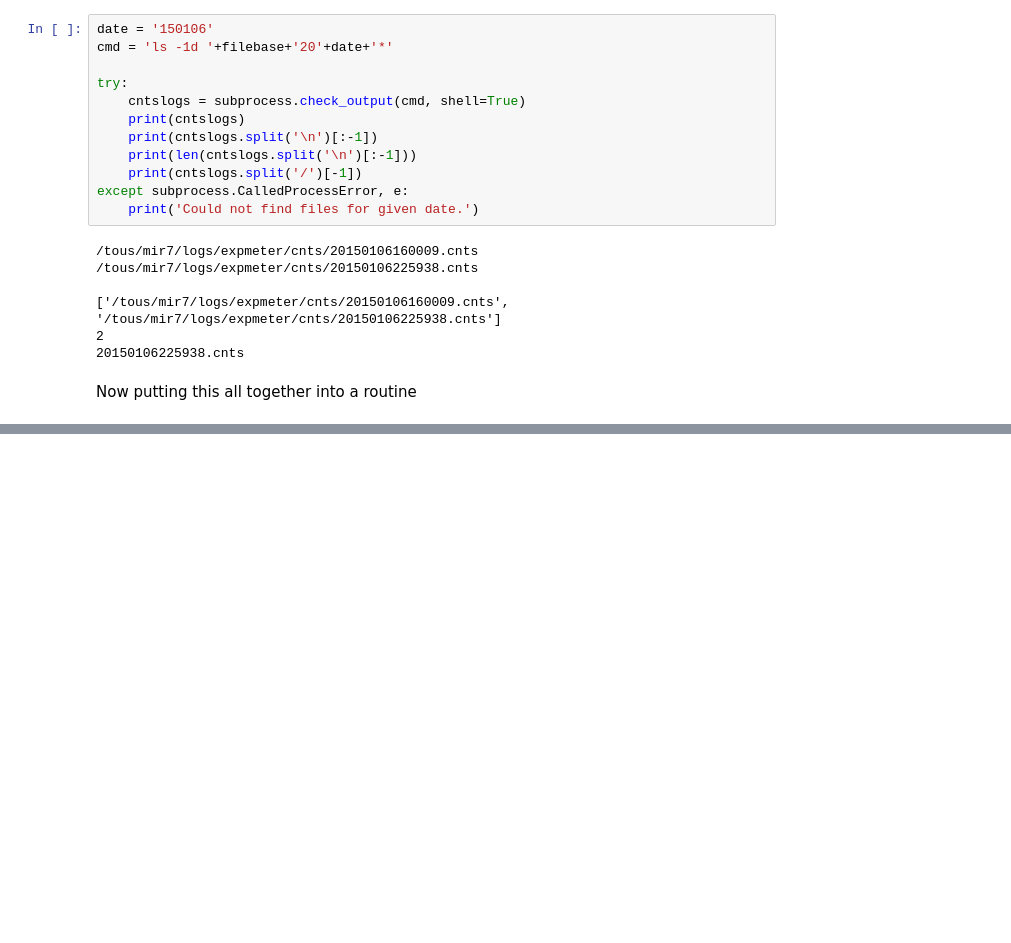
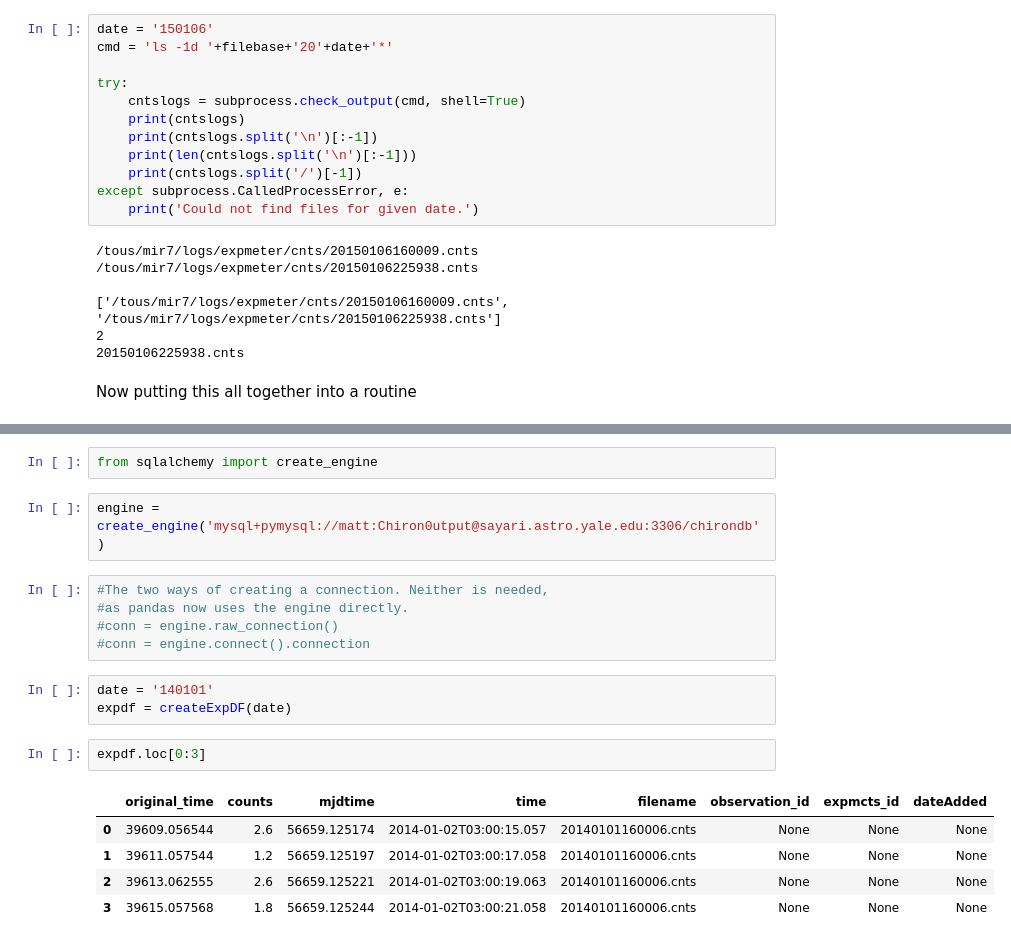
Before and after one commit to mattgiguere/chirondb, a Jupyter notebook: expMeterCounts.ipynb, the cells around one changed output, grey strips where cells are left out. Cells and saved outputs as stored; diff of their text form; blank space fills up the shorter version.

```diff
--- a/expMeterCounts.ipynb
+++ b/expMeterCounts.ipynb
@@ -163,0 +168,20 @@ for cntslog in cntslogarr:
+# %%
+from sqlalchemy import create_engine
+# %%
+engine = create_engine('mysql+pymysql://matt:Chiron0utput@sayari.astro.yale.edu:3306/chirondb')
+# %%
+#The two ways of creating a connection. Neither is needed,
+#as pandas now uses the engine directly.
+#conn = engine.raw_connection()
+#conn = engine.connect().connection
+# %%
+date = '140101'
+expdf = createExpDF(date)
+# %%
+expdf.loc[0:3]
+# %% [output]
+|  | original_time | counts | mjdtime | time | filename | observation_id | expmcts_id | dateAdded |
+| 0 | 39609.056544 | 2.6 | 56659.125174 | 2014-01-02T03:00:15.057 | 20140101160006.cnts | None | None | None |
+| 1 | 39611.057544 | 1.2 | 56659.125197 | 2014-01-02T03:00:17.058 | 20140101160006.cnts | None | None | None |
+| 2 | 39613.062555 | 2.6 | 56659.125221 | 2014-01-02T03:00:19.063 | 20140101160006.cnts | None | None | None |
+| 3 | 39615.057568 | 1.8 | 56659.125244 | 2014-01-02T03:00:21.058 | 20140101160006.cnts | None | None | None |
```
Also changed, not shown: parts of 3 cells of this notebook.
